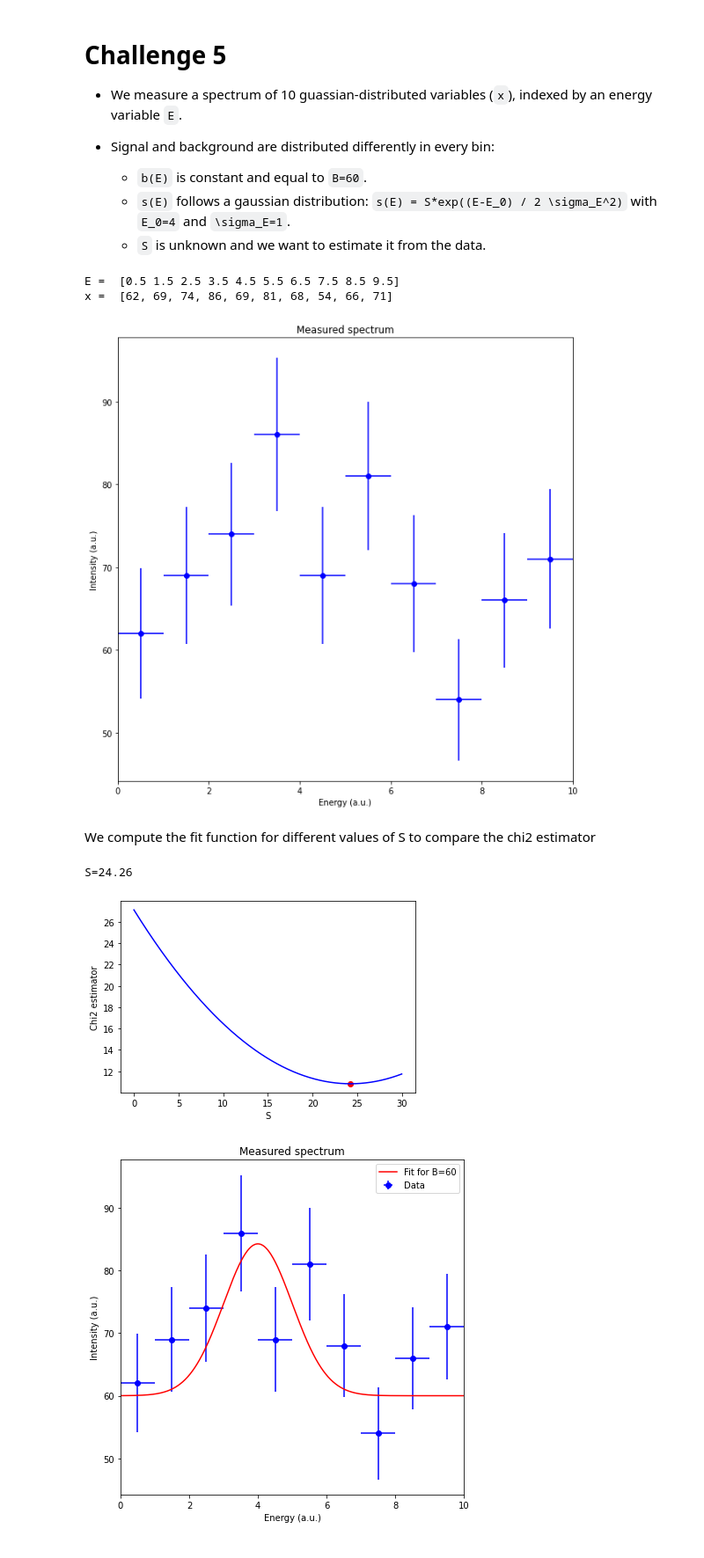
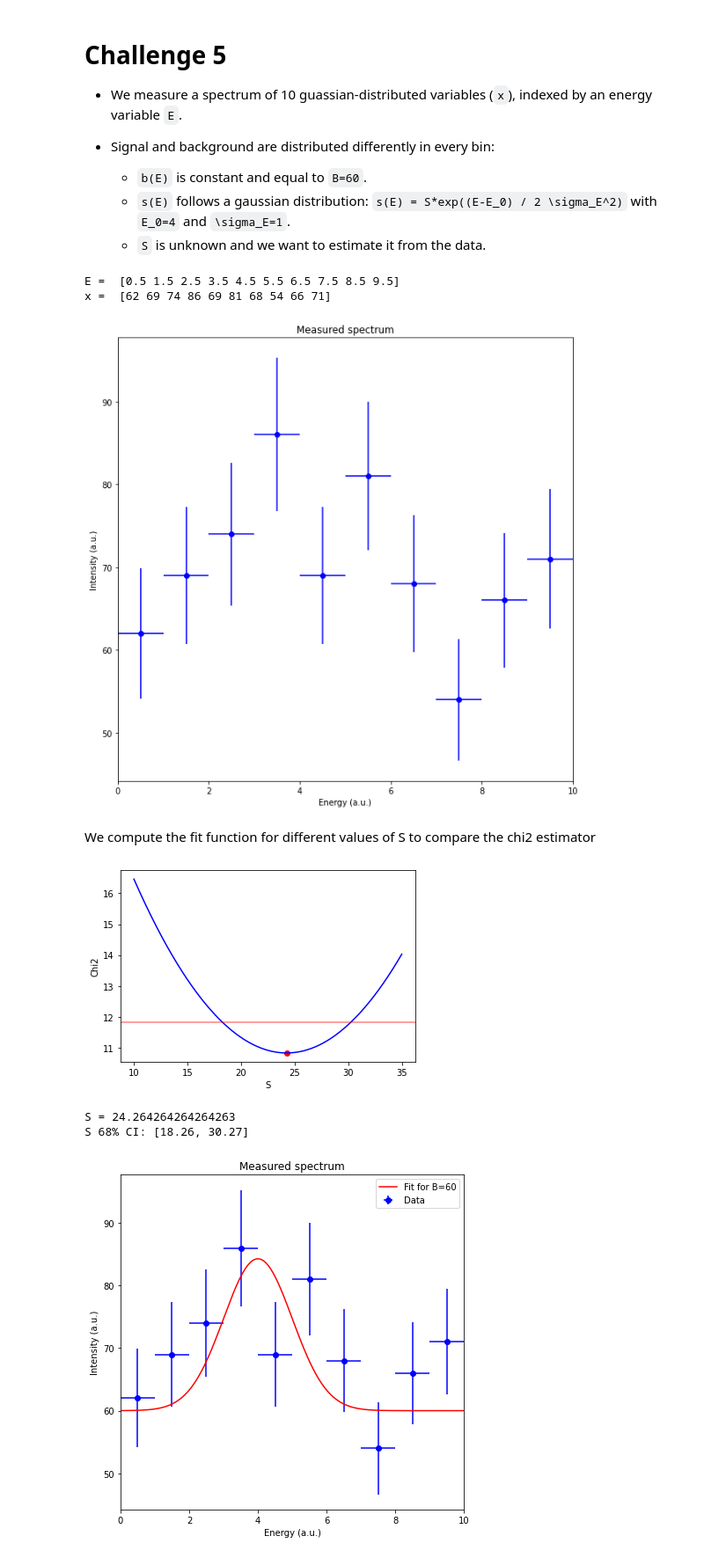
Before and after one commit to Oscar-PL/master-mcm-material, a Jupyter notebook: challenges/Challenge5.ipynb, the cells around one changed output. Shown at 88% size. Saved outputs shown, nothing was run; the diff lists cells and outputs as text; code cells hidden in the pictures.

```diff
--- a/challenges/Challenge5.ipynb
+++ b/challenges/Challenge5.ipynb
@@ -9,8 +9,11 @@
     * `s(E)` follows a gaussian distribution: `s(E) = S*exp((E-E_0) / 2 \sigma_E^2)` with `E_0=4` and `\sigma_E=1`.
     * `S` is unknown and we want to estimate it from the data.
 # %%
+import sys
+
 import matplotlib.pyplot as plt
 import numpy as np
+from numba import jit
 
 np.random.seed(
     0
@@ -19,7 +22,7 @@ np.random.seed(
 E = np.arange(0, 10) + 0.5
 print("E = ", E)
 
-intensity_data = [62, 69, 74, 86, 69, 81, 68, 54, 66, 71]
+intensity_data = np.array([62, 69, 74, 86, 69, 81, 68, 54, 66, 71])
 print("x = ", intensity_data)
 
 fig, ax = plt.subplots(figsize=(10, 10))
@@ -37,6 +40,6 @@ ax.errorbar(
 plt.show()
 # %% [output]
 E =  [0.5 1.5 2.5 3.5 4.5 5.5 6.5 7.5 8.5 9.5]
-x =  [62, 69, 74, 86, 69, 81, 68, 54, 66, 71]
+x =  [62 69 74 86 69 81 68 54 66 71]
 [figure]
 # %%
@@ -53,37 +58,54 @@ We compute the fit function for different values of S to compare the chi2 estima
 # %%
 S_values = []
 chi2_values = []
 
 chi2_min = 1e10
 S_result = 0
 
-for S in np.linspace(0, 30, 1000):
+S_range = np.linspace(10, 35, 1000)
+for S in S_range:
     y = intensity_data
     sigma = np.sqrt(y) * 0 + 8
-    f = [fit_func(energy, S=S) for energy in E]
+    f = np.array([fit_func(energy, S=S) for energy in E])
     chi2 = chi2_estimator(y, f, sigma)
-
-    # print(chi2)
 
     S_values.append(S)
     chi2_values.append(chi2)
 
     if chi2 < chi2_min:
         chi2_min = chi2
         S_result = S
 
-print(f"S={S_result:0.2f}")
-
 plt.plot(S_values, chi2_values, color="blue")
 plt.scatter([S_result], [chi2_min], color="red")
 
 plt.xlabel("S")
-plt.ylabel("Chi2 estimator")
+plt.ylabel("Chi2")
+
+plt.axhline(chi2_min + 1, color="red", alpha=0.5)
+
+# find the intersection points
+
+intersection_left = 0
+intersection_right = 0
+
+for i, S in enumerate(S_values):
+    if S <= S_result:
+        if intersection_left == 0 and chi2_values[i] <= chi2_min + 1:
+            intersection_left = S
+    else:
+        if intersection_right == 0 and chi2_values[i] >= chi2_min + 1:
+            intersection_right = S
+
 
 plt.show()
+
+print(f"S = {S_result}")
+print(f"S 68% CI: [{intersection_left:0.2f}, {intersection_right:0.2f}]")
 # %% [output]
+[figure, new version]
-S=24.26
+S = 24.264264264264263
+S 68% CI: [18.26, 30.27]
-[figure, old version]
 # %%
 fig, ax = plt.subplots(figsize=(7, 7))
 
```
Also changed, not shown: parts of 6 cells of this notebook.
